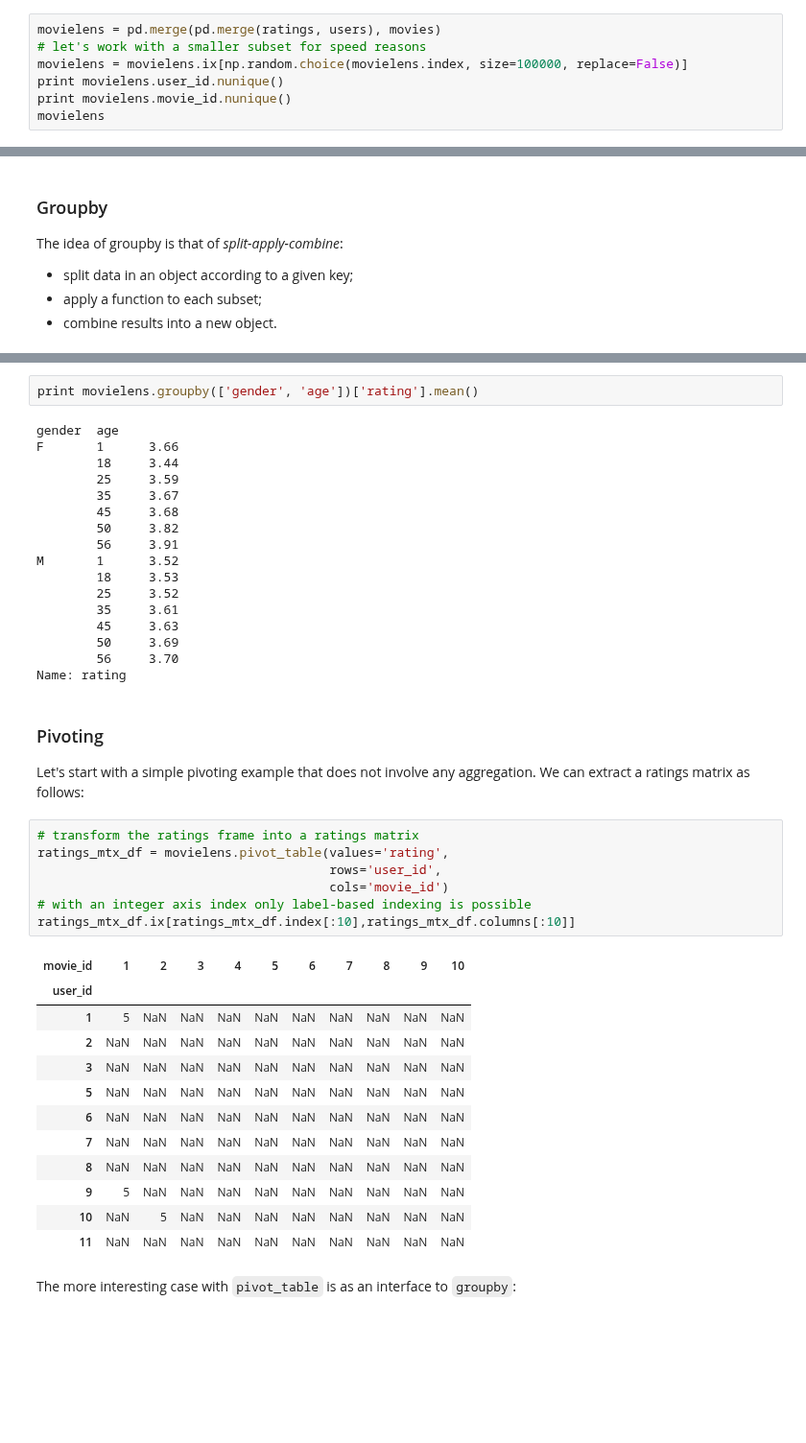
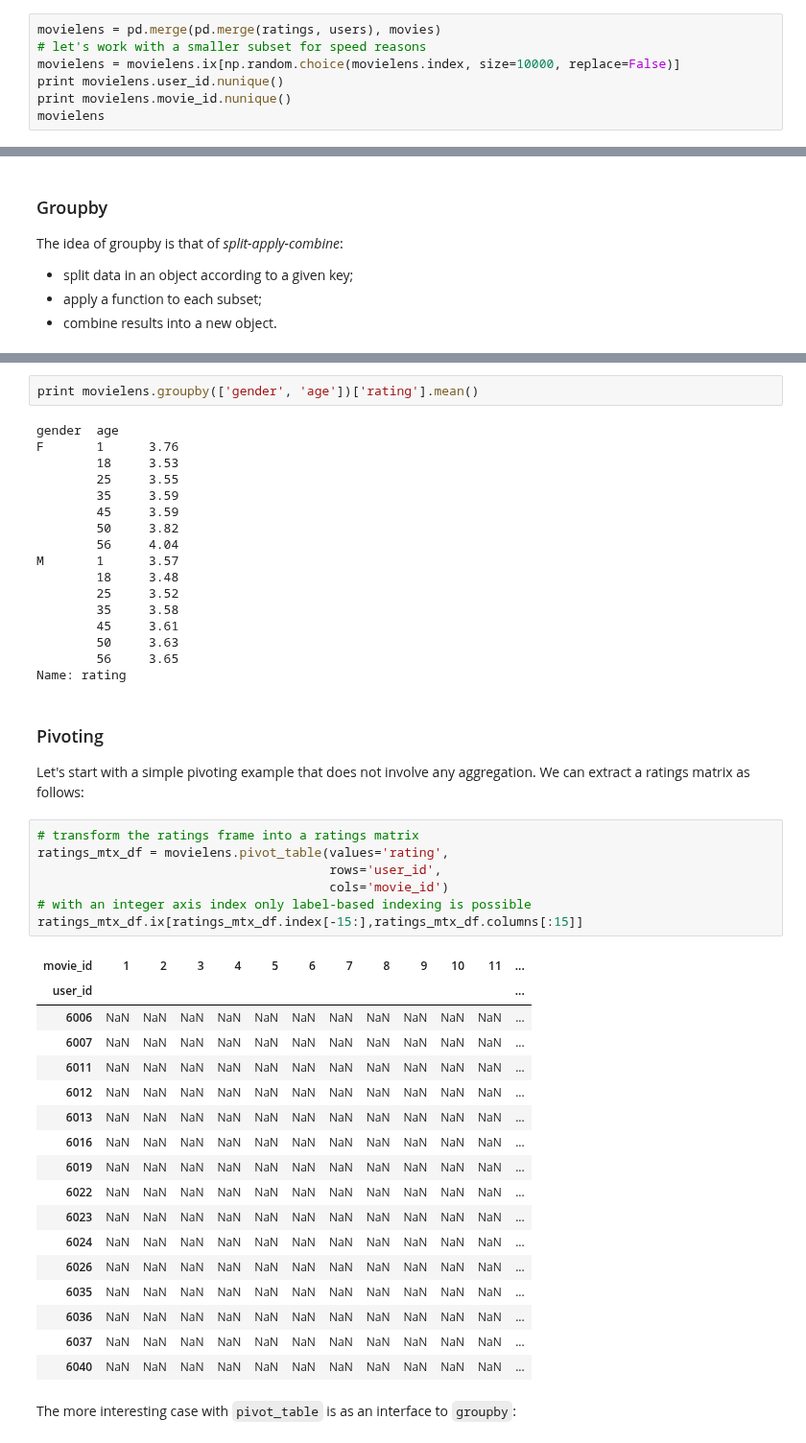
Before and after one commit to aurora1625/pycon2013, a Jupyter notebook: pycon.ipynb, the cells around one changed output, grey strips where cells are left out. Shown at 96% size. Saved outputs shown, nothing was run; the diff lists cells and outputs as text; blank space fills up the shorter version.

```diff
--- a/pycon.ipynb
+++ b/pycon.ipynb
@@ -862,7 +835,7 @@ Using `pd.merge` we get it all into  one big DataFrame.
 # %%
 movielens = pd.merge(pd.merge(ratings, users), movies)
 # let's work with a smaller subset for speed reasons
-movielens = movielens.ix[np.random.choice(movielens.index, size=100000, replace=False)]
+movielens = movielens.ix[np.random.choice(movielens.index, size=10000, replace=False)]
 print movielens.user_id.nunique()
 print movielens.movie_id.nunique()
 movielens
@@ -1034,20 +1009,20 @@ Name: rating
 print movielens.groupby(['gender', 'age'])['rating'].mean()
 # %% [output]
 gender  age
-F       1      3.66
-        18     3.44
-        25     3.59
-        35     3.67
-        45     3.68
+F       1      3.76
+        18     3.53
+        25     3.55
+        35     3.59
+        45     3.59
         50     3.82
-        56     3.91
-M       1      3.52
-        18     3.53
+        56     4.04
+M       1      3.57
+        18     3.48
         25     3.52
-        35     3.61
-        45     3.63
-        50     3.69
-        56     3.70
+        35     3.58
+        45     3.61
+        50     3.63
+        56     3.65
 Name: rating
 # %% [markdown]
 ### Pivoting
@@ -1057,23 +1032,28 @@ aggregation. We can extract a ratings matrix as follows:
 # %%
 # transform the ratings frame into a ratings matrix
 ratings_mtx_df = movielens.pivot_table(values='rating',
                                        rows='user_id',
                                        cols='movie_id')
 # with an integer axis index only label-based indexing is possible
-ratings_mtx_df.ix[ratings_mtx_df.index[:10],ratings_mtx_df.columns[:10]]
+ratings_mtx_df.ix[ratings_mtx_df.index[-15:],ratings_mtx_df.columns[:15]]
 # %% [output]
-| movie_id | 1 | 2 | 3 | 4 | 5 | 6 | 7 | 8 | 9 | 10 |
-| user_id |  |  |  |  |  |  |  |  |  |  |
-| 1 | 5 | NaN | NaN | NaN | NaN | NaN | NaN | NaN | NaN | NaN |
-| 2 | NaN | NaN | NaN | NaN | NaN | NaN | NaN | NaN | NaN | NaN |
-| 3 | NaN | NaN | NaN | NaN | NaN | NaN | NaN | NaN | NaN | NaN |
-| 5 | NaN | NaN | NaN | NaN | NaN | NaN | NaN | NaN | NaN | NaN |
-| 6 | NaN | NaN | NaN | NaN | NaN | NaN | NaN | NaN | NaN | NaN |
-| 7 | NaN | NaN | NaN | NaN | NaN | NaN | NaN | NaN | NaN | NaN |
-| 8 | NaN | NaN | NaN | NaN | NaN | NaN | NaN | NaN | NaN | NaN |
-| 9 | 5 | NaN | NaN | NaN | NaN | NaN | NaN | NaN | NaN | NaN |
-| 10 | NaN | 5 | NaN | NaN | NaN | NaN | NaN | NaN | NaN | NaN |
-| 11 | NaN | NaN | NaN | NaN | NaN | NaN | NaN | NaN | NaN | NaN |
+| movie_id | 1 | 2 | 3 | 4 | 5 | 6 | 7 | 8 | 9 | 10 | 11 | ... |
+| user_id |  |  |  |  |  |  |  |  |  |  |  | ... |
+| 6006 | NaN | NaN | NaN | NaN | NaN | NaN | NaN | NaN | NaN | NaN | NaN | ... |
+| 6007 | NaN | NaN | NaN | NaN | NaN | NaN | NaN | NaN | NaN | NaN | NaN | ... |
+| 6011 | NaN | NaN | NaN | NaN | NaN | NaN | NaN | NaN | NaN | NaN | NaN | ... |
+| 6012 | NaN | NaN | NaN | NaN | NaN | NaN | NaN | NaN | NaN | NaN | NaN | ... |
+| 6013 | NaN | NaN | NaN | NaN | NaN | NaN | NaN | NaN | NaN | NaN | NaN | ... |
+| 6016 | NaN | NaN | NaN | NaN | NaN | NaN | NaN | NaN | NaN | NaN | NaN | ... |
+| 6019 | NaN | NaN | NaN | NaN | NaN | NaN | NaN | NaN | NaN | NaN | NaN | ... |
+| 6022 | NaN | NaN | NaN | NaN | NaN | NaN | NaN | NaN | NaN | NaN | NaN | ... |
+| 6023 | NaN | NaN | NaN | NaN | NaN | NaN | NaN | NaN | NaN | NaN | NaN | ... |
+| 6024 | NaN | NaN | NaN | NaN | NaN | NaN | NaN | NaN | NaN | NaN | NaN | ... |
+| 6026 | NaN | NaN | NaN | NaN | NaN | NaN | NaN | NaN | NaN | NaN | NaN | ... |
+| 6035 | NaN | NaN | NaN | NaN | NaN | NaN | NaN | NaN | NaN | NaN | NaN | ... |
+| 6036 | NaN | NaN | NaN | NaN | NaN | NaN | NaN | NaN | NaN | NaN | NaN | ... |
+| 6037 | NaN | NaN | NaN | NaN | NaN | NaN | NaN | NaN | NaN | NaN | NaN | ... |
+| 6040 | NaN | NaN | NaN | NaN | NaN | NaN | NaN | NaN | NaN | NaN | NaN | ... |
 # %% [markdown]
 The more interesting case with `pivot_table` is as an interface to
 `groupby`:
```
Also changed, not shown: parts of 62 cells of this notebook.
